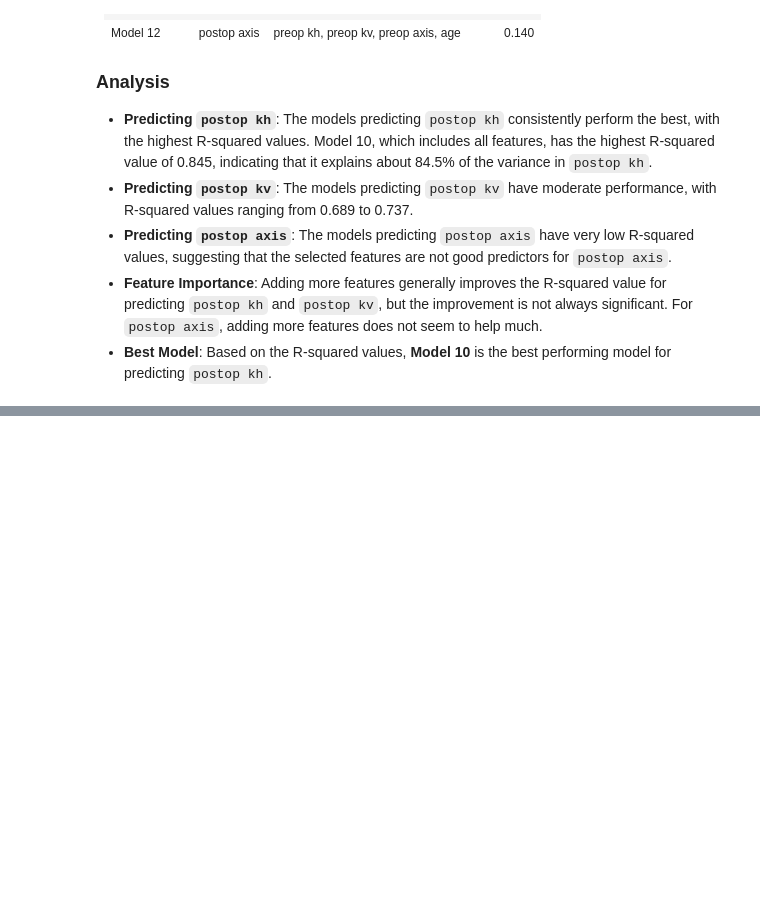
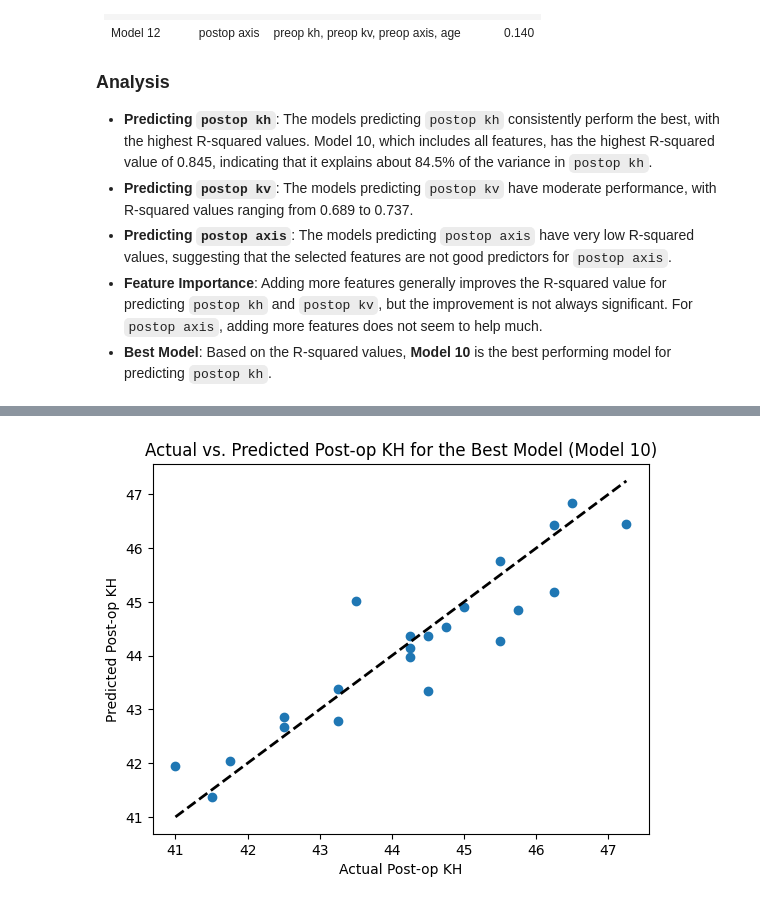
Before and after one commit to drskprabhakar/AI-ML-DL-colab-notebooks-coding-models, a Jupyter notebook: Aishwarya_12_models_study.ipynb, the cells around one changed output, grey strips where cells are left out. Drawn from its saved outputs; the diff is of its cells as text; code cells hidden in the pictures; blank space fills up the shorter version.

```diff
--- a/Aishwarya_12_models_study.ipynb
+++ b/Aishwarya_12_models_study.ipynb
@@ -775,0 +827,18 @@ Here is a summary of the performance of the different regression models:
+# %%
+import matplotlib.pyplot as plt
+
+# Get the predictions from the best model (Model 10)
+y_pred_best = model10.predict(X_test)
+
+# Create a scatter plot of actual vs. predicted values
+plt.scatter(y_test, y_pred_best)
+plt.xlabel("Actual Post-op KH")
+plt.ylabel("Predicted Post-op KH")
+plt.title("Actual vs. Predicted Post-op KH for the Best Model (Model 10)")
+
+# Add a line for perfect predictions
+plt.plot([y_test.min(), y_test.max()], [y_test.min(), y_test.max()], 'k--', lw=2)
+
+plt.show()
+# %% [output]
+[figure, added]
```
Also changed, not shown: parts of 12 cells of this notebook.
